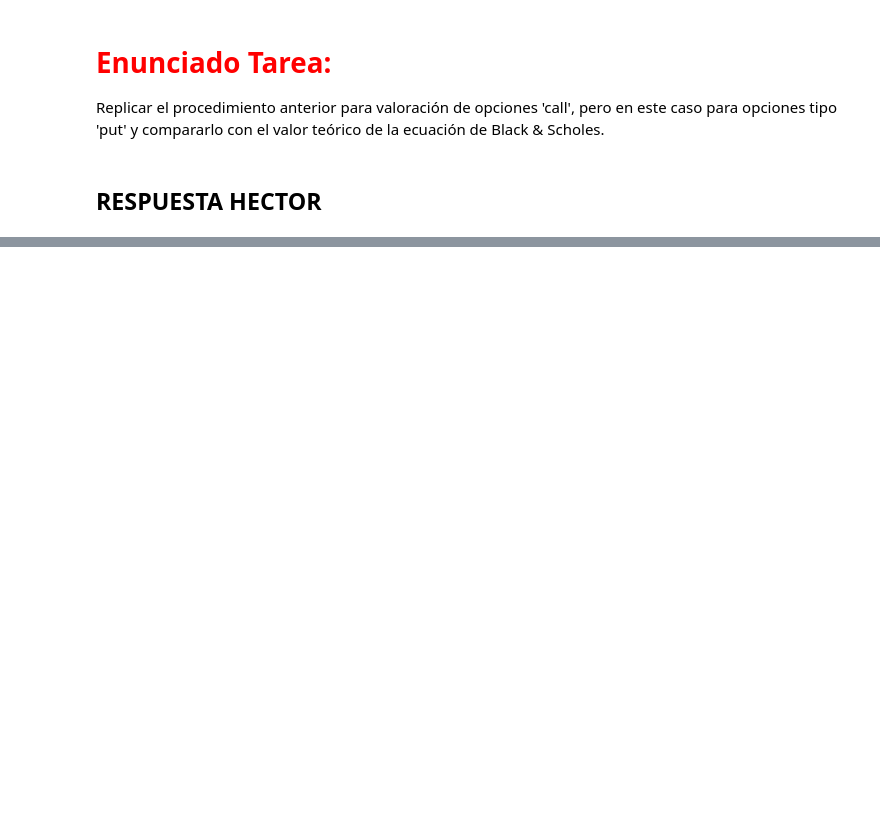
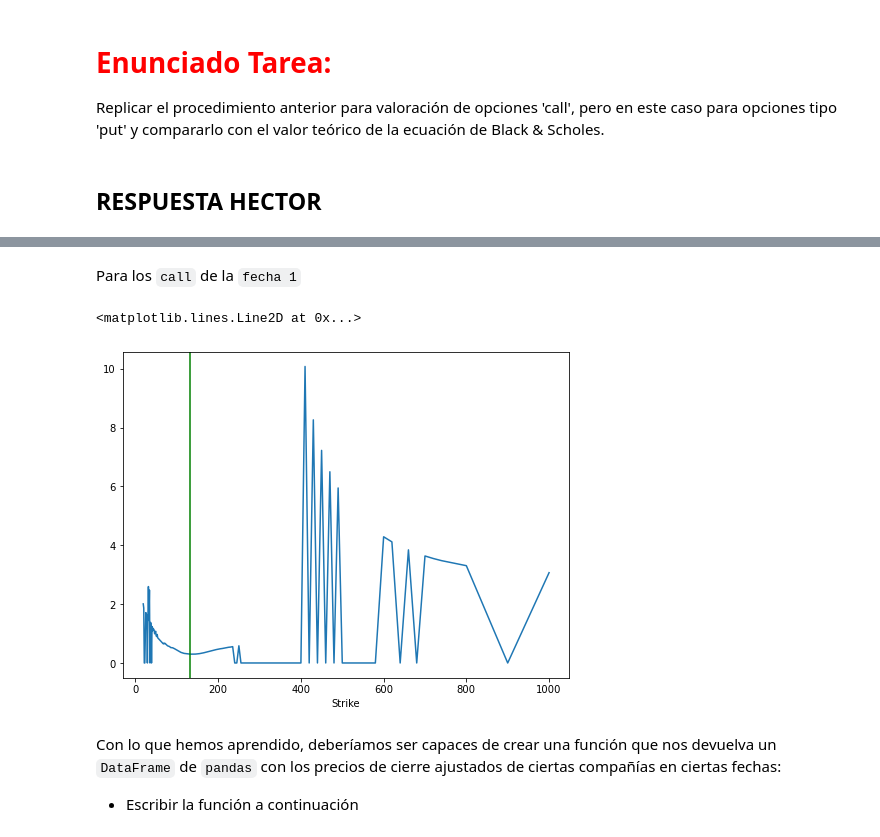
Before and after one commit to Aranzazu-R/Tarea9y10_HectorChavez_AranzazuRendon, a Jupyter notebook: Tarea9_Hector_Aranzazu.ipynb, the cells around one changed output, grey strips where cells are left out. Cells and saved outputs as stored; diff of their text form; code cells hidden in the pictures; blank space fills up the shorter version.

```diff
--- a/Tarea9_Hector_Aranzazu.ipynb
+++ b/Tarea9_Hector_Aranzazu.ipynb
@@ -22,0 +152,3 @@ Replicar el procedimiento anterior para valoración de opciones 'call', pero en
+# %%
+call06_f1 = aapl_opt.loc[(aapl_opt.Expiry==fecha1) & (aapl_opt.Type=='call')]
+call06_f1
@@ -22,0 +169,11 @@ Replicar el procedimiento anterior para valoración de opciones 'call', pero en
+# %% [markdown]
+Para los `call` de la `fecha 1`
+# %%
+ax = call06_f1.set_index('Strike').loc[:, 'IV'].plot(figsize=(8,6))
+ax.axvline(call06_f1.Underlying_Price.iloc[0], color='g')
+# %% [output]
+<matplotlib.lines.Line2D at 0x...>
+[figure, added]
+# %% [markdown]
+Con lo que hemos aprendido, deberíamos ser capaces de crear una función que nos devuelva un `DataFrame` de `pandas` con los precios de cierre ajustados de ciertas compañías en ciertas fechas:
+- Escribir la función a continuación
```
Also changed, not shown: parts of 93 cells of this notebook.
